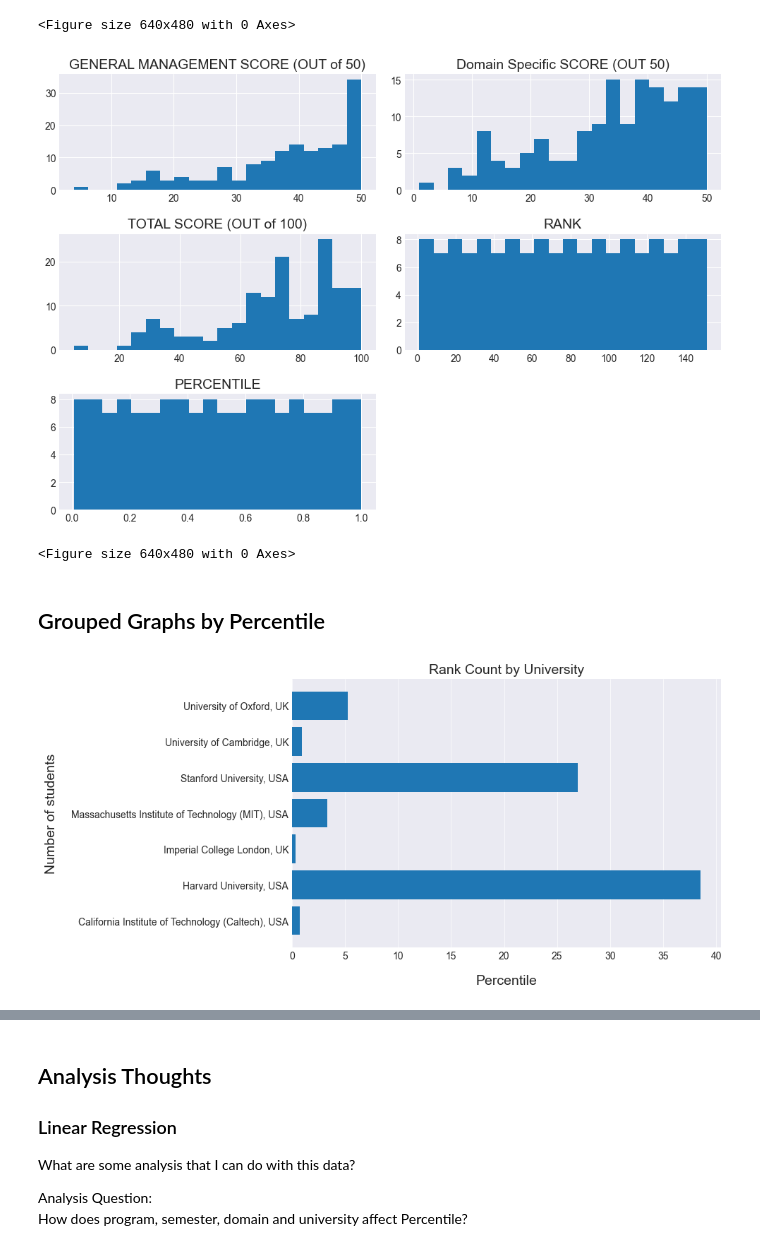
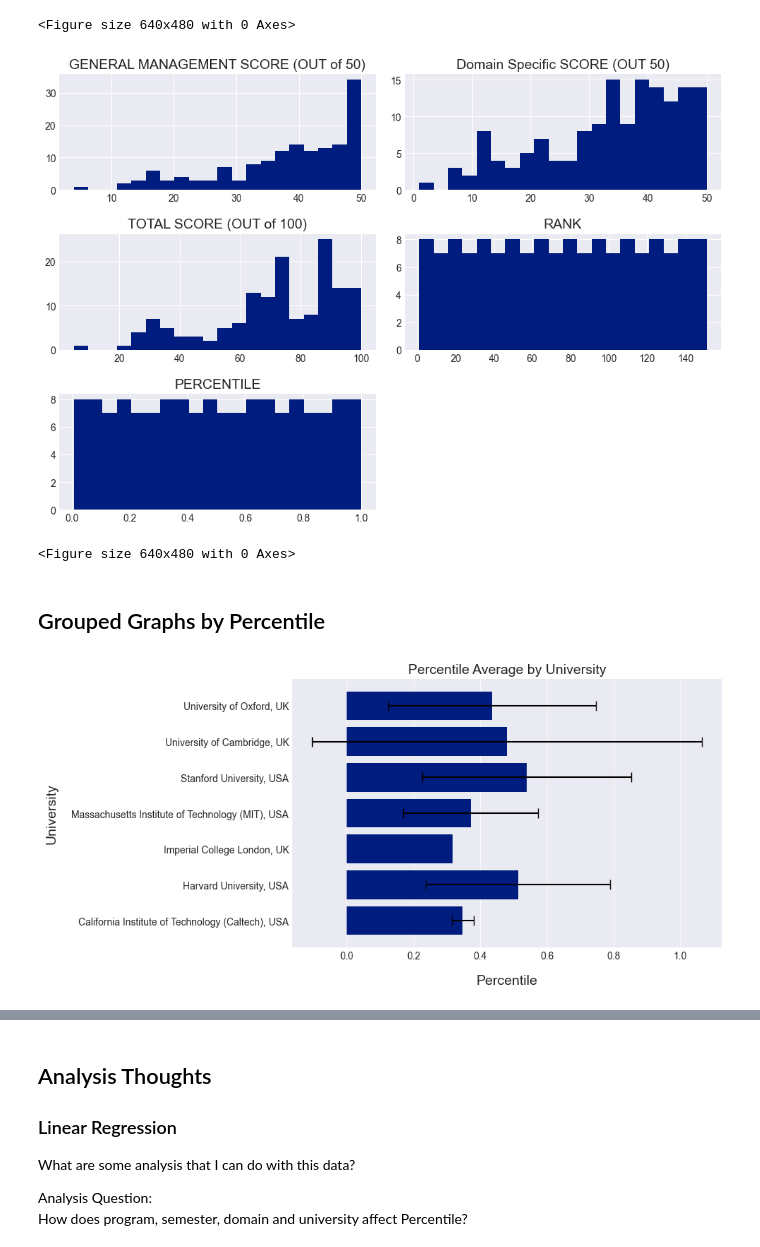
Before and after one commit to aumashankar8/studentsTestData, a Jupyter notebook: studentDataAnalysis.ipynb, the cells around one changed output, grey strips where cells are left out. Cells and saved outputs as stored; diff of their text form; code cells hidden in the pictures.

Commit message:
update graphs

```diff
--- a/studentDataAnalysis.ipynb
+++ b/studentDataAnalysis.ipynb
@@ -25,6 +25,7 @@ plt.rc('axes', labelsize=14, titlesize=14)
 plt.rc('legend', fontsize=14)
 plt.rc('xtick', labelsize=10)
 plt.rc('ytick', labelsize=10)
+plt.style.use("seaborn-v0_8-dark-palette")
 # %% [markdown]
 ### Create an images folder and define a method for saving files
 # %%
@@ -109,7 +110,6 @@ If any surveys after the assessment can be created additional information could
 # %%
 # Horizontal Bar Graph for University
 # print(plt.style.available)
-plt.style.use("seaborn-v0_8-dark")
 fig, ax = plt.subplots()
 students["UNIVERSITY"].value_counts().plot(kind = "barh", figsize=(10, 5), rot = 0)
 plt.xlabel("University", labelpad=14)
@@ -154,21 +154,21 @@ plt.grid(linewidth = 0.5)
 plt.show()
 save_fig("data_histogram")
 # %% [output]
-[figure, old version]
+[figure, new version]
 <Figure size 640x480 with 0 Axes>
 # %% [markdown]
 ## Grouped Graphs by Percentile
 # %%
 # University Histogram
-university_percent = students.groupby(["UNIVERSITY"])[["PERCENTILE"]].sum().reset_index()
-
+university_percent = students.groupby(["UNIVERSITY"])[["PERCENTILE"]].mean().reset_index()
+error = students.groupby(["UNIVERSITY"])[["PERCENTILE"]].std().reset_index()
 fig, axes = plt.subplots(figsize = (10,5))
-axes.barh(university_percent["UNIVERSITY"], university_percent["PERCENTILE"])
+axes.barh(university_percent["UNIVERSITY"], university_percent["PERCENTILE"], xerr = error["PERCENTILE"], align="center", capsize = 5)
 # university_rank.plot(kind = "barh", x = "UNIVERSITY", y = "PERCENTILE", figsize=(10, 5), rot = 0, color = "black")
 plt.xlabel("Percentile", labelpad=14)
-plt.ylabel("Number of students", labelpad=14)
-plt.title("Rank Count by University")
+plt.ylabel("University", labelpad=14)
+plt.title("Percentile Average by University")
 plt.grid(axis = "x", linewidth = 0.5)
 save_fig("university_percentile_graph")
 # %% [output]
-[figure, old version]
+[figure, new version]
```
Also changed, not shown: parts of 17 cells of this notebook, 5 other files.
